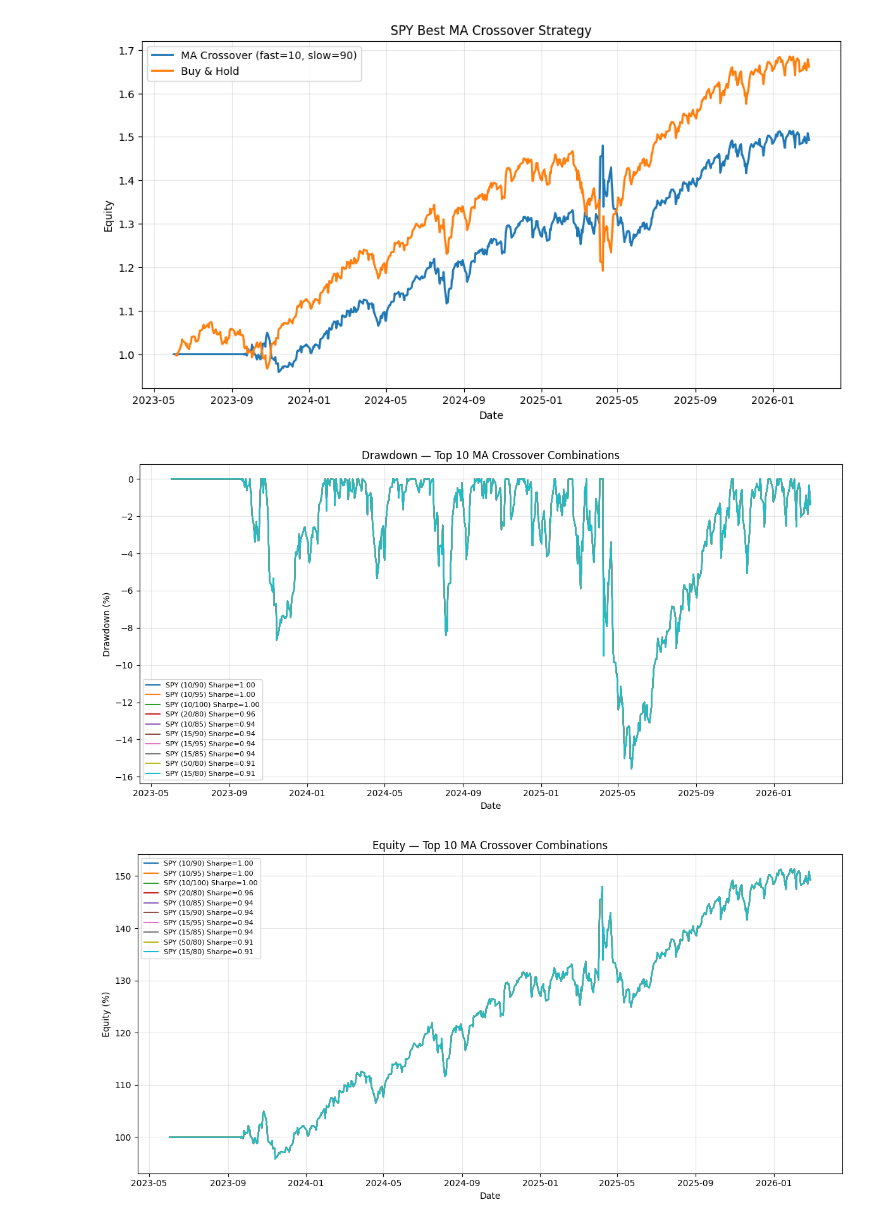
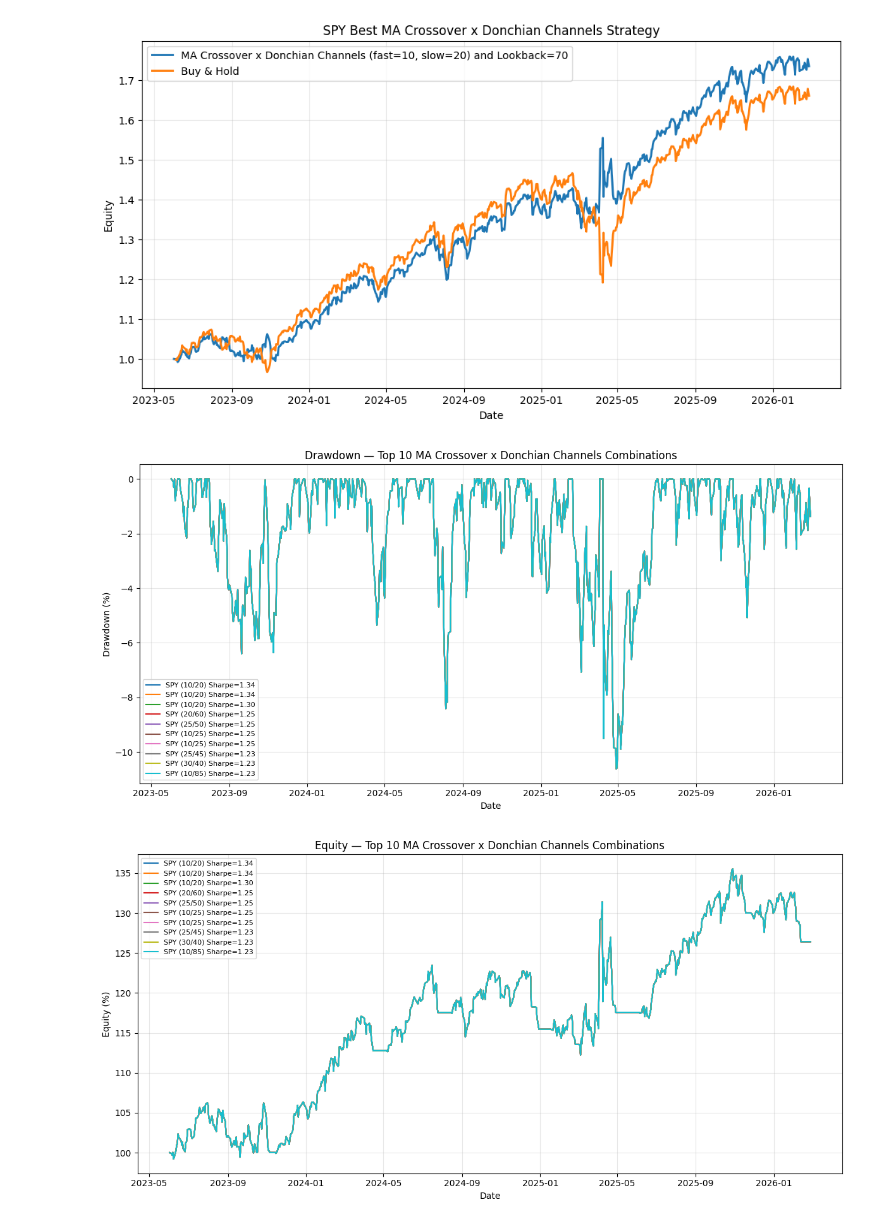
Before and after one commit to paize-k/quant-lab, a Jupyter notebook: trade-backtest-engine/notebooks/01_data_explore.ipynb, the cells around one changed output. Drawn from its saved outputs; the diff is of its cells as text; code cells hidden in the pictures.

```diff
--- a/trade-backtest-engine/notebooks/01_data_explore.ipynb
+++ b/trade-backtest-engine/notebooks/01_data_explore.ipynb
@@ -319,6 +319,7 @@ import numpy as np
 from quant_lab.data.loader import load_prices
 from quant_lab.features.indicators import log_returns
 from quant_lab.strategies.ma_crossover import ma_crossover_position
+from quant_lab.strategies.donchain_breakout import donchian_breakout_position
 from quant_lab.engine.backtest import backtest_log_returns
 from quant_lab.metrics.performance import evaluate_performance
 from quant_lab.metrics.trades import generate_trade_log
@@ -326,9 +327,13 @@ import matplotlib.pyplot as plt
 
 windows = [
     (fast, slow)
-    for fast in range(10, 51, 5)
-    for slow in range(20, 101, 5)
+    for fast in range(10, 101, 5)
+    for slow in range(20, 201, 5)
     if slow > fast
+]
+
+lookback = [
+    lb for lb in range(10, 101, 10)
 ]
 results = []
 
@@ -341,29 +346,31 @@ for ticker in ["SPY"]:
     buy_hold_equity = np.exp(log_returns(close).cumsum())
 
     for fast, slow in windows:
+        for lb in lookback:
 
-        pos_ma       = ma_crossover_position(close, fast_window=fast, slow_window=slow)
-        pos_donchian = donchian_breakout_position(close, lookback=40)
+            pos_ma       = ma_crossover_position(close, fast_window=fast, slow_window=slow)
+            pos_donchian = donchian_breakout_position(close, lookback=lb)
 
-        position = np.where((pos_ma == 1)  | (pos_donchian == 1),  1,
-           np.where((pos_ma == -1) | (pos_donchian == -1), -1, 0))
-        position = pd.Series(position, index=close.index, dtype=float)
+            position = np.where((pos_ma == 1)  | (pos_donchian == 1),  1,
+            np.where((pos_ma == -1) | (pos_donchian == -1), -1, 0))
+            position = pd.Series(position, index=close.index, dtype=float)
 
-        bt = backtest_log_returns(close, position, cost_per_trade=0.001)
-        perf = evaluate_performance(bt)
+            bt = backtest_log_returns(close, position, cost_per_trade=0.001)
+            perf = evaluate_performance(bt)
 
-        results.append({
-            'Ticker':    ticker,
-            'Fast':      fast,
-            'Slow':      slow,
-            'Return':    perf['Total Return'],
-            'Sharpe':    perf['Sharpe Ratio'],
-            'Drawdown':  perf['Max Drawdown'],
-            'Trades':    perf['Total Trades Executed'],
-        })
+            results.append({
+                'Ticker':    ticker,
+                'Fast':      fast,
+                'Slow':      slow,
+                'Lookback':  lb,
+                'Return':    perf['Total Return'],
+                'Sharpe':    perf['Sharpe Ratio'],
+                'Drawdown':  perf['Max Drawdown'],
+                'Trades':    perf['Total Trades Executed'],
+            })
 
 # Build results table
-results_df = pd.DataFrame(results).sort_values('Sharpe', ascending=False)
+results_df = pd.DataFrame(results).sort_values('Sharpe', ascending=False).head(10)
 print("\n--- All Results (sorted by Sharpe) ---")
 print(results_df.to_string(index=False))
 
@@ -372,7 +379,7 @@ filtered = results_df[
     (results_df["Drawdown"] > -0.20) &
     (results_df["Sharpe"]   >  0.50) &
     (results_df["Return"]   >  0.00)
-].sort_values("Sharpe", ascending=False)
+].sort_values("Sharpe", ascending=False).head(10)
 
 if filtered.empty:
     print("No combinations met the filter criteria — consider relaxing the thresholds")
@@ -395,7 +402,7 @@ if isinstance(close, pd.DataFrame):
 
 
 pos_ma       = ma_crossover_position(close, fast_window=best['Fast'], slow_window=best['Slow'])
-pos_donchian = donchian_breakout_position(close, lookback=40)
+pos_donchian = donchian_breakout_position(close, lookback=best['Lookback'])
 
 position = np.where((pos_ma == 1)  | (pos_donchian == 1),  1,
            np.where((pos_ma == -1) | (pos_donchian == -1), -1, 0))
@@ -405,9 +412,9 @@ bt = backtest_log_returns(close, position, cost_per_trade=0.001)
 buy_hold_equity = np.exp(log_returns(close).cumsum())
 
 plt.figure(figsize=(12, 6))
-plt.plot(bt["equity"], label=f"MA Crossover (fast={int(best['Fast'])}, slow={int(best['Slow'])})", linewidth=2)
+plt.plot(bt["equity"], label=f"MA Crossover x Donchian Channels (fast={int(best['Fast'])}, slow={int(best['Slow'])}) and Lookback={int(best['Lookback'])}", linewidth=2)
 plt.plot(buy_hold_equity, label="Buy & Hold", linewidth=2)
-plt.title(f"{best['Ticker']} Best MA Crossover Strategy")
+plt.title(f"{best['Ticker']} Best MA Crossover x Donchian Channels Strategy")
 plt.ylabel("Equity")
 plt.xlabel("Date")
 plt.legend()
@@ -426,7 +433,7 @@ for _, row in top10.iterrows():
         close = close.iloc[1:, 0]
 
     pos_ma       = ma_crossover_position(close, fast_window=best['Fast'], slow_window=best['Slow'])
-    pos_donchian = donchian_breakout_position(close, lookback=40)
+    pos_donchian = donchian_breakout_position(close, lookback=best['Lookback'])
 
     position = np.where((pos_ma == 1)  | (pos_donchian == 1),  1,
            np.where((pos_ma == -1) | (pos_donchian == -1), -1, 0))
@@ -438,7 +445,7 @@ for _, row in top10.iterrows():
     plt.plot(bt["drawdown"] * 100, label=label, linewidth=1.5)
 
 plt.legend(fontsize=8)
-plt.title("Drawdown — Top 10 MA Crossover Combinations")
+plt.title("Drawdown — Top 10 MA Crossover x Donchian Channels Combinations")
 plt.ylabel("Drawdown (%)")
 plt.xlabel("Date")
 plt.grid(True, alpha=0.3)
@@ -457,10 +464,12 @@ for _, row in top10.iterrows():
         close = close.iloc[1:, 0]
 
     pos_ma       = ma_crossover_position(close, fast_window=best['Fast'], slow_window=best['Slow'])
-    pos_donchian = donchian_breakout_position(close, lookback=40)
+    pos_donchian = donchian_breakout_position(close, lookback=best['Lookback'])
 
-    position = np.where((pos_ma == 1)  | (pos_donchian == 1),  1,
-           np.where((pos_ma == -1) | (pos_donchian == -1), -1, 0))
+    position = np.where(pos_ma * pos_donchian == -1, 0,
+           np.where((pos_ma == 1)  | (pos_donchian == 1),  1,
+           np.where((pos_ma == -1) | (pos_donchian == -1), -1, 0)))
+
     position = pd.Series(position, index=close.index, dtype=float)
 
     bt = backtest_log_returns(close, position, cost_per_trade=0.001)
@@ -469,7 +478,7 @@ for _, row in top10.iterrows():
     plt.plot(bt["equity"] * 100, label=label, linewidth=1.5)
 
 plt.legend(fontsize=8)
-plt.title("Equity — Top 10 MA Crossover Combinations")
+plt.title("Equity — Top 10 MA Crossover x Donchian Channels Combinations")
 plt.ylabel("Equity (%)")
 plt.xlabel("Date")
 plt.grid(True, alpha=0.3)
@@ -498,3 +507,3 @@ Sharpe: 0.998  Return: 0.493  Drawdown: -0.156
-[figure, old version]
+[figure, new version]
-[figure, old version]
+[figure, new version]
-[figure, old version]
+[figure, new version]
```
Also changed, not shown: parts of 1 cell of this notebook, 4 other files.
